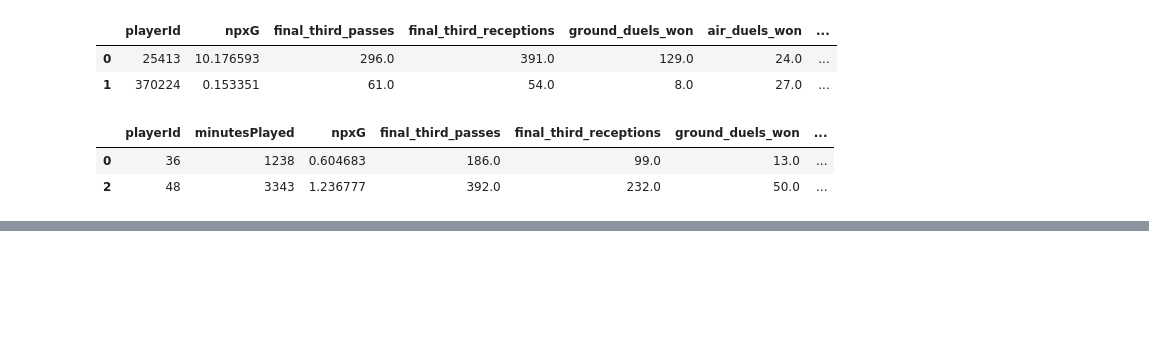
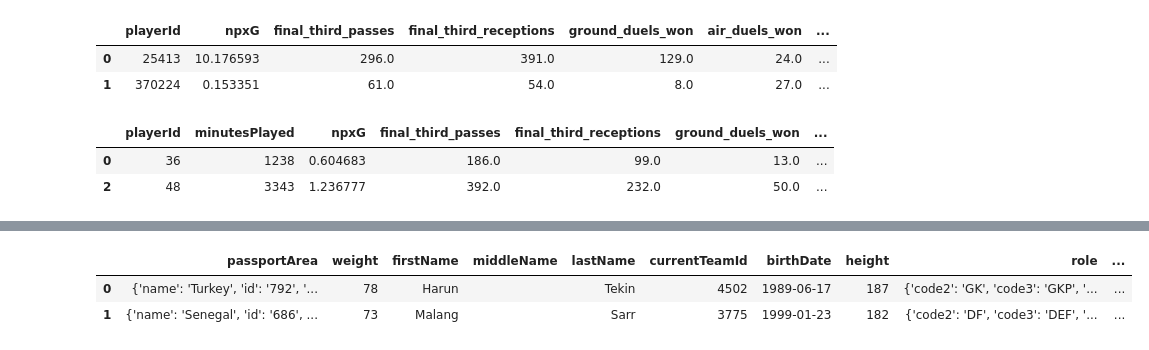
Before and after one commit to khoffLSU/footy_analytics, a Jupyter notebook: Radar Plots.ipynb, the cells around one changed output, grey strips where cells are left out. Cells and saved outputs as stored; diff of their text form; code cells hidden in the pictures; blank space fills up the shorter version.

```diff
--- a/Radar Plots.ipynb
+++ b/Radar Plots.ipynb
@@ -397,0 +402,10 @@ summary.head(2)
+# %%
+path = os.path.join(str(pathlib.Path().resolve().parents[0]),'footy_analytics',"data", 'players.json')
+with open(path) as f:
+    players = json.load(f)
+# %%
+pd.DataFrame(players).head(2)
+# %% [output]
+|  | passportArea | weight | firstName | middleName | lastName | currentTeamId | birthDate | height | role | ... |
+| 0 | {'name': 'Turkey', 'id': '792', '... | 78 | Harun |  | Tekin | 4502 | 1989-06-17 | 187 | {'code2': 'GK', 'code3': 'GKP', '... | ... |
+| 1 | {'name': 'Senegal', 'id': '686', ... | 73 | Malang |  | Sarr | 3775 | 1999-01-23 | 182 | {'code2': 'DF', 'code3': 'DEF', '... | ... |
```
Also changed, not shown: parts of 18 cells of this notebook.
